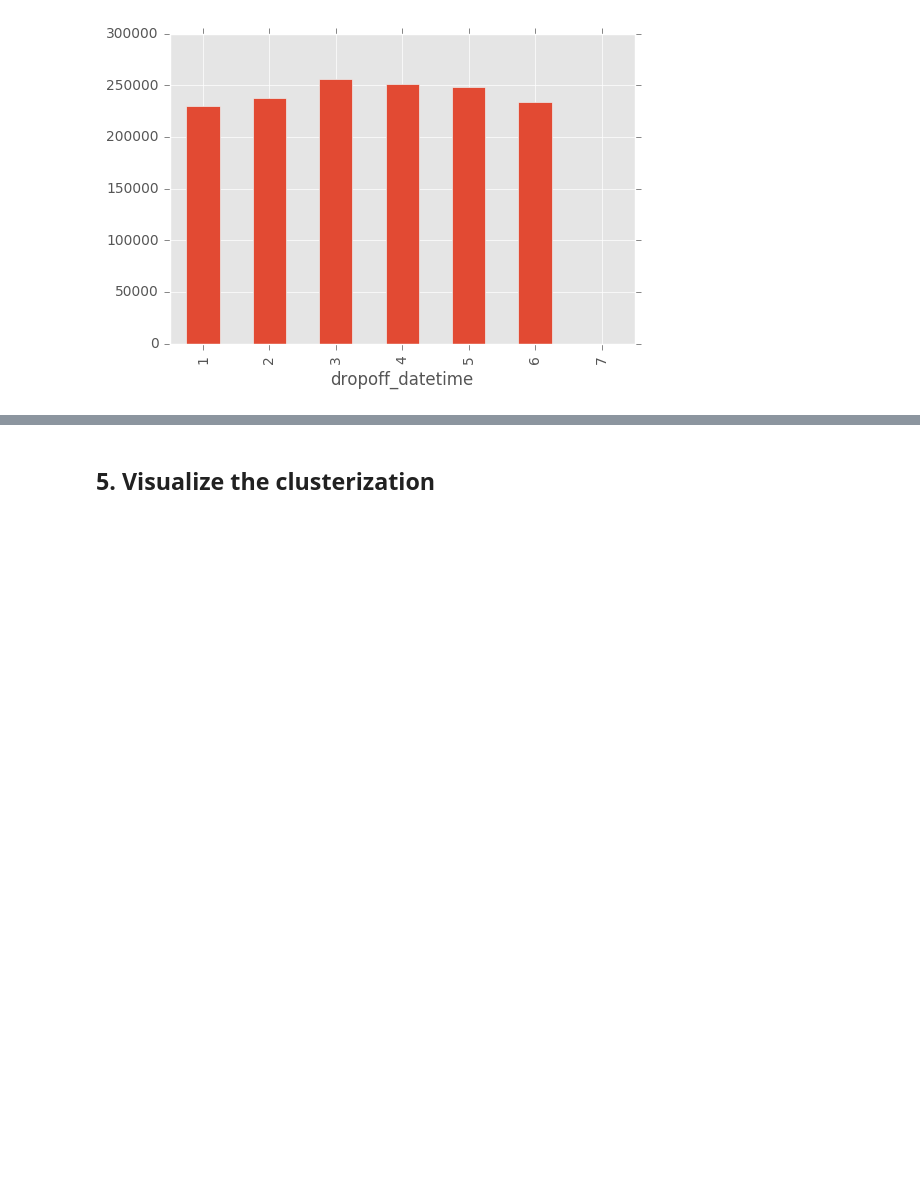
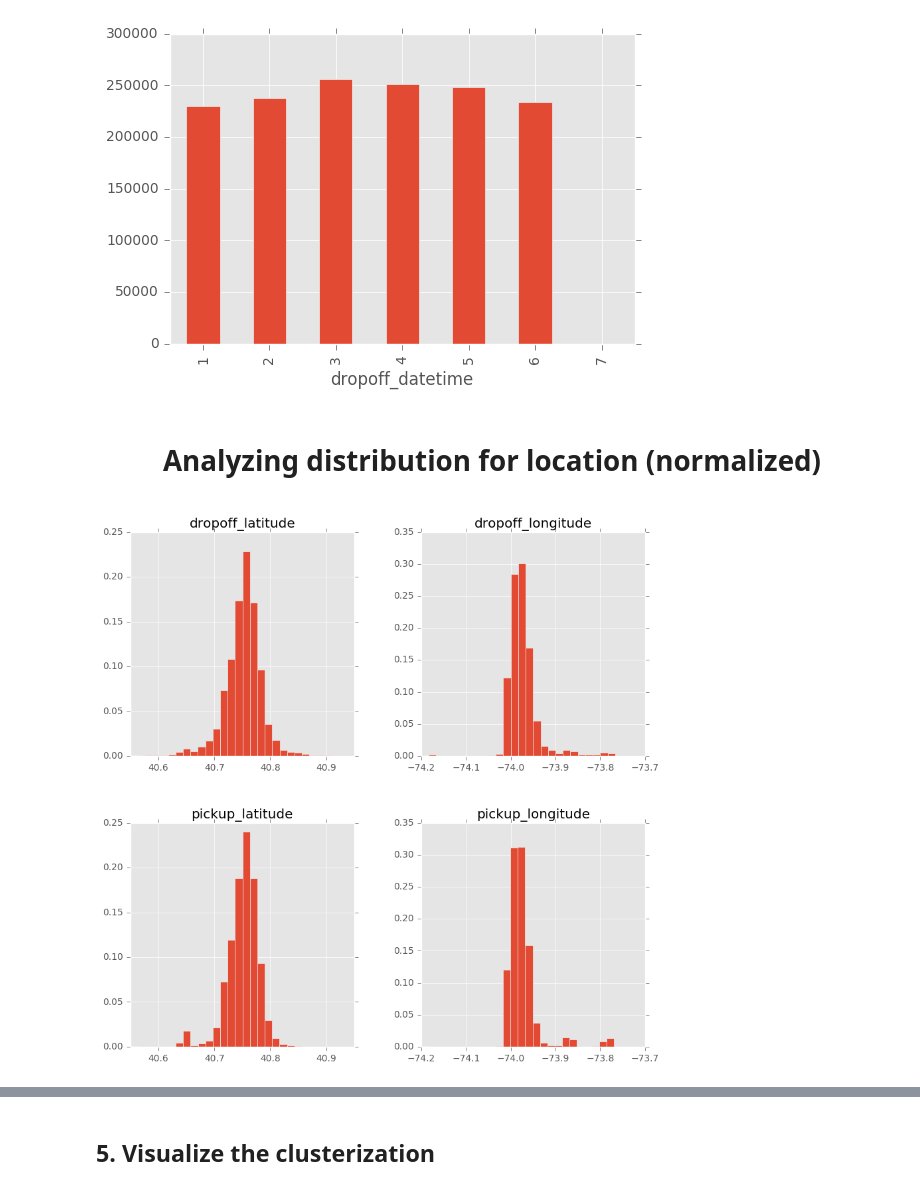
Before and after one commit to xR86/ml-stuff, a Jupyter notebook: kaggle/nyc-taxi-trip-duration/PrimerStatistics.ipynb, the cells around one changed output, grey strips where cells are left out. Cells and saved outputs as stored; diff of their text form; code cells hidden in the pictures; blank space fills up the shorter version.

```diff
--- a/kaggle/nyc-taxi-trip-duration/PrimerStatistics.ipynb
+++ b/kaggle/nyc-taxi-trip-duration/PrimerStatistics.ipynb
@@ -138,5 +140,32 @@ data["dropoff_datetime"].groupby(data["dropoff_datetime"].dt.month).count().plot
 # %% [output]
 <matplotlib.axes._subplots.AxesSubplot at 0x...>
 [figure]
+# %%
+# initial
+# xlim = [-80, -70]
+# ylim = [40, 42]
+
+xlim = [-74.2, -73.7]
+ylim = [40.55, 40.95]
+
+data_normalized = data_clean
+data_normalized = data_normalized[(data_normalized.dropoff_latitude < ylim[1]) & (data_normalized.pickup_latitude < ylim[1])]
+data_normalized = data_normalized[(data_normalized.dropoff_latitude > ylim[0]) & (data_normalized.pickup_latitude > ylim[0])]
+
+data_normalized = data_normalized[(data_normalized.dropoff_longitude < xlim[1]) & (data_normalized.pickup_longitude < xlim[1])]
+data_normalized = data_normalized[(data_normalized.dropoff_longitude > xlim[0]) & (data_normalized.pickup_longitude > xlim[0])]
+
+
+data_normalized.hist(
+    column=["pickup_longitude", "pickup_latitude", "dropoff_longitude", "dropoff_latitude"],
+    figsize=(10, 10),
+    weights = np.ones_like(data_normalized.index) / len(data_normalized.index),
+    bins = 30
+    #,sharey=True, sharex=True
+)
+display(HTML('<center><h1>Analyzing distribution for location (normalized)</h1></center>'))
+# %% [output]
+Analyzing distribution for location (normalized)
+[figure, added]
 # %%
 data_clean.hist(
```
Also changed, not shown: parts of 10 cells of this notebook.
